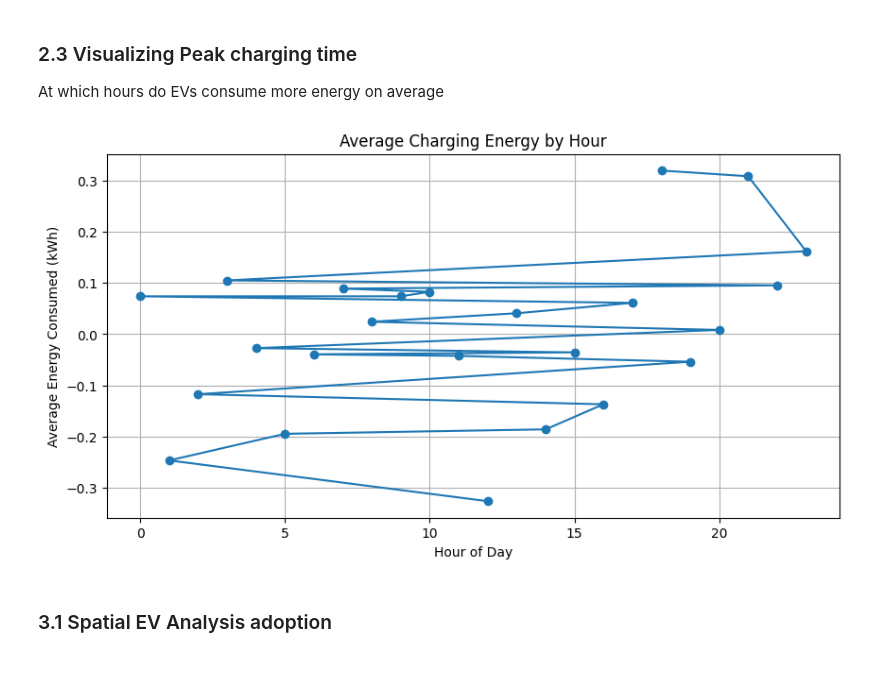
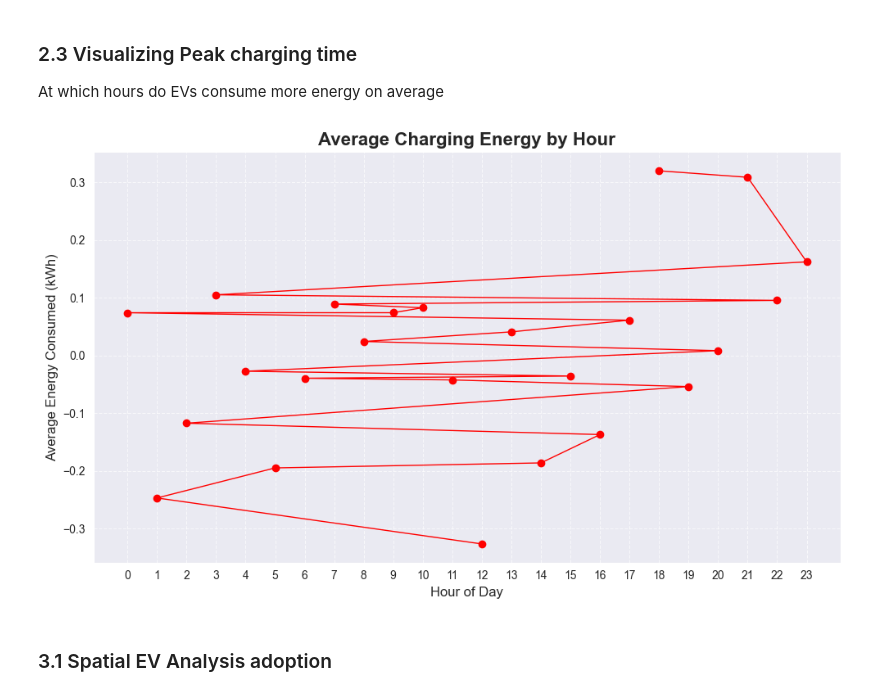
Before and after one commit to AnshikaSolanki3005/EV-Adoption-Charging-Demand-Decision-Intelligence-System, a Jupyter notebook: notebook/05_decision_intelligence.ipynb, the cells around one changed output. Cells and saved outputs as stored; diff of their text form; code cells hidden in the pictures; blank space fills up the shorter version.

```diff
--- a/notebook/05_decision_intelligence.ipynb
+++ b/notebook/05_decision_intelligence.ipynb
@@ -64,19 +65,29 @@ peak_hours.head()
 
  At which hours do EVs consume more energy on average
 # %%
+plt.figure(figsize=(10, 6))
+sns.set_style("darkgrid")
 plt.plot(
     peak_hours["start_hour"],
     peak_hours["avg_energy_kwh"],
-    marker="o"
+    marker="o",
+    color="red",
+    linewidth=1,
+    markersize=6
 )
 
-plt.title("Average Charging Energy by Hour")
-plt.xlabel("Hour of Day")
-plt.ylabel("Average Energy Consumed (kWh)")
-plt.grid(True)
+
+plt.title("Average Charging Energy by Hour", fontsize=16, weight='bold')
+plt.xlabel("Hour of Day", fontsize=12)
+plt.ylabel("Average Energy Consumed (kWh)", fontsize=12)
+
+
+plt.grid(True, linestyle='--', alpha=0.7)
+plt.xticks(range(0, 24))
+plt.tight_layout()
 plt.show()
 # %% [output]
-[figure, old version]
+[figure, new version]
 # %% [markdown]
 ### 3.1 Spatial EV Analysis adoption
 # %%
```
Also changed, not shown: parts of 14 cells of this notebook.
